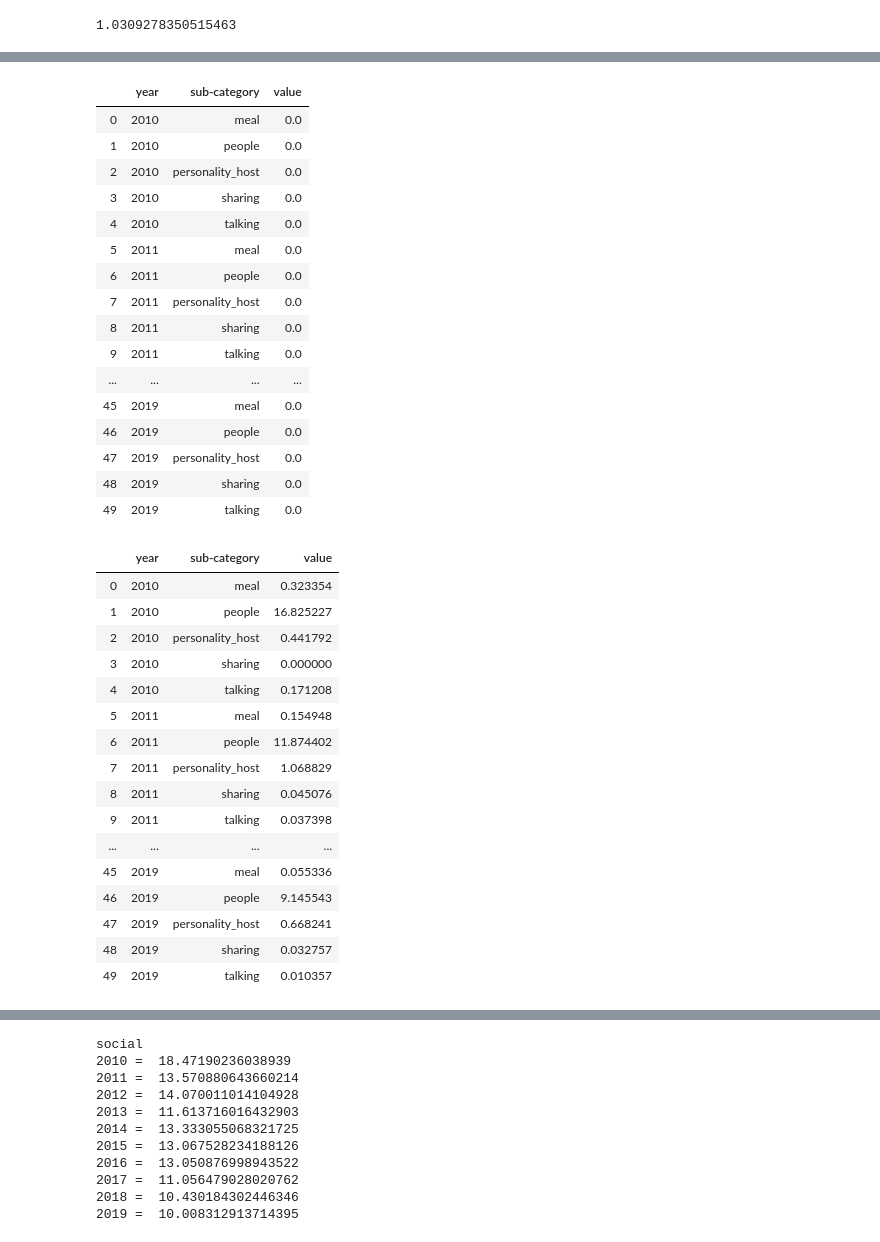
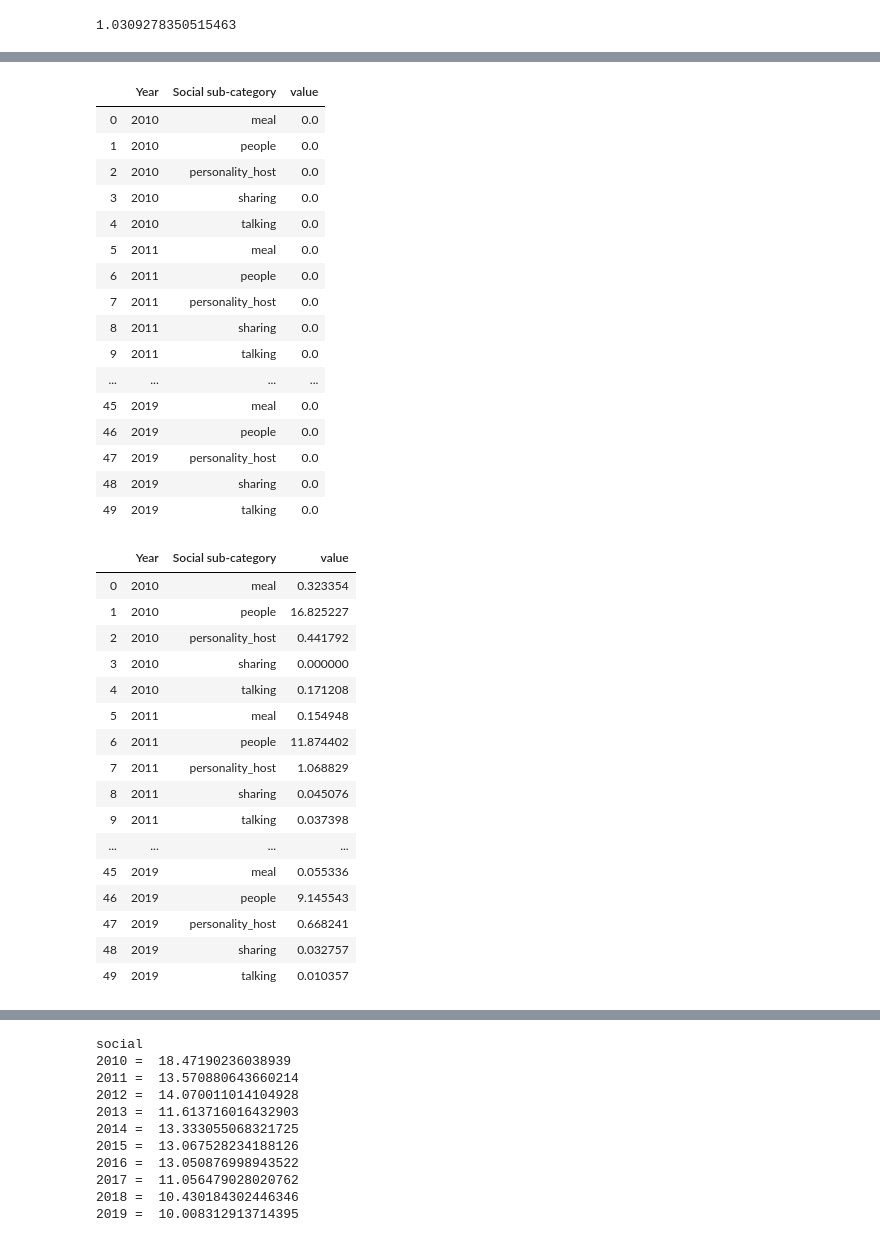
Before and after one commit to hirurana/COMP0031, a Jupyter notebook: Scripts/Adoption_Calculation.ipynb, the cells around one changed output, grey strips where cells are left out. Drawn from its saved outputs; the diff is of its cells as text; code cells hidden in the pictures.

```diff
--- a/Scripts/Adoption_Calculation.ipynb
+++ b/Scripts/Adoption_Calculation.ipynb
@@ -205,19 +205,19 @@ setOfReviews
 | 1176 | 183285 | 762308 | 2011-04-12 | 517906 | Brian | colindas wa a great place the cab... | en | 0.031359 | ... |
 | 1220 | 183332 | 645659 | 2011-10-19 | 799046 | Andrew & Jackie | colin and linda have done a great... | en | 0.050740 | ... |
 # %%
-d = {'year': [2010, 2010, 2010, 2010, 2010, 2011, 2011, 2011, 2011, 2011, 2012, 2012, 2012, 2012, 2012,
+d = {'Year': [2010, 2010, 2010, 2010, 2010, 2011, 2011, 2011, 2011, 2011, 2012, 2012, 2012, 2012, 2012,
               2013, 2013, 2013, 2013, 2013, 2014, 2014, 2014, 2014, 2014, 2015, 2015, 2015, 2015, 2015,
               2016, 2016, 2016, 2016, 2016, 2017, 2017, 2017, 2017, 2017, 2018, 2018, 2018, 2018, 2018,
-              2019, 2019, 2019, 2019, 2019], 'sub-category' : ['meal', 'people', 'personality_host', 'sharing', 'talking',
+              2019, 2019, 2019, 2019, 2019], 'Social sub-category' : ['meal', 'people', 'personality_host', 'sharing', 'talking',
                                                           'meal', 'people', 'personality_host', 'sharing', 'talking', 'meal', 'people', 'personality_host', 'sharing', 'talking',
                                                           'meal', 'people', 'personality_host', 'sharing', 'talking', 'meal', 'people', 'personality_host', 'sharing', 'talking',
                                                           'meal', 'people', 'personality_host', 'sharing', 'talking', 'meal', 'people', 'personality_host', 'sharing', 'talking',
                                                           'meal', 'people', 'personality_host', 'sharing', 'talking', 'meal', 'people', 'personality_host', 'sharing', 'talking',
                                                           'meal', 'people', 'personality_host', 'sharing', 'talking'], 'value':0.0}
 social_out = pd.DataFrame(data=d)
 social_out
 # %% [output]
-|  | year | sub-category | value |
+|  | Year | Social sub-category | value |
 | 0 | 2010 | meal | 0.0 |
 | 1 | 2010 | people | 0.0 |
 | 2 | 2010 | personality_host | 0.0 |
@@ -292,7 +292,7 @@ social_out.at[49, 'value'] = adoptionForSetOfReviews('talking', reviews, diction
 # # print(adoptionForSetOfReviews('meal', reviews, dictionary, '2010-01-01', '2011-01-01', k_meal))
 social_out
 # %% [output]
-|  | year | sub-category | value |
+|  | Year | Social sub-category | value |
 | 0 | 2010 | meal | 0.323354 |
 | 1 | 2010 | people | 16.825227 |
 | 2 | 2010 | personality_host | 0.441792 |
```
Also changed, not shown: parts of 2 cells of this notebook.
